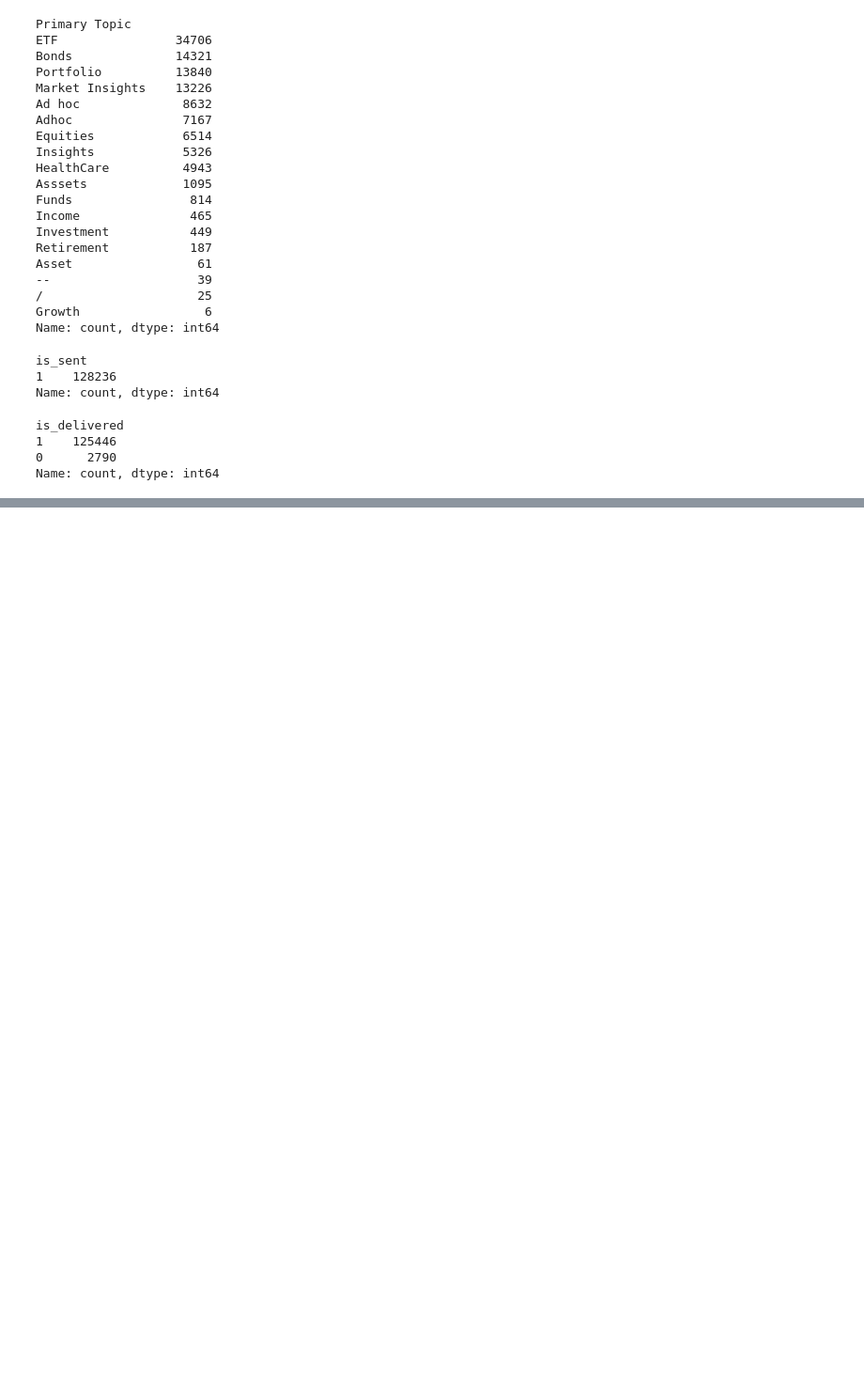
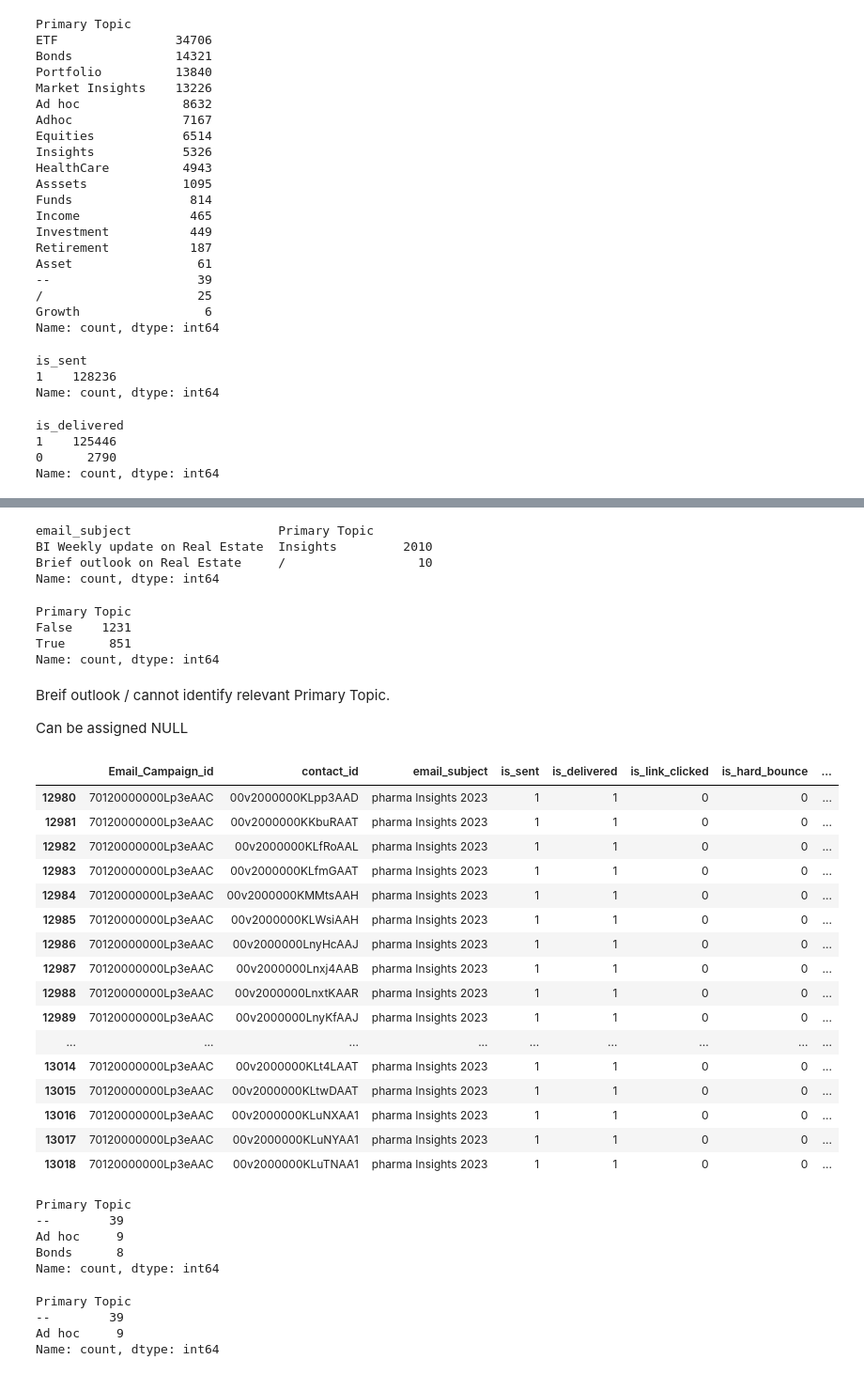
Before and after one commit to dsu1na/mi_jpmc_assignment, a Jupyter notebook: exploratory_analysis/email_campaign.ipynb, the cells around one changed output, grey strips where cells are left out. Shown at 94% size. Cells and saved outputs as stored; diff of their text form; code cells hidden in the pictures; blank space fills up the shorter version.

```diff
--- a/exploratory_analysis/email_campaign.ipynb
+++ b/exploratory_analysis/email_campaign.ipynb
@@ -133,0 +272,57 @@ Name: count, dtype: int64
+# %%
+email_df[email_df["email_subject"].str.contains("Real Estate")] \
+[["email_subject", "Primary Topic"]].value_counts()
+# %% [output]
+email_subject                    Primary Topic
+BI Weekly update on Real Estate  Insights         2010
+Brief outlook on Real Estate     /                  10
+Name: count, dtype: int64
+# %%
+email_df[email_df["email_subject"].str.contains("Brief outlook")] \
+["Primary Topic"].isnull().value_counts()
+# %% [output]
+Primary Topic
+False    1231
+True      851
+Name: count, dtype: int64
+# %% [markdown]
+Breif outlook / cannot identify relevant Primary Topic.
+
+Can be assigned NULL
+# %%
+email_df[email_df["Primary Topic"] == "--"]
+# %% [output]
+|  | Email_Campaign_id | contact_id | email_subject | is_sent | is_delivered | is_link_clicked | is_hard_bounce | ... |
+| 12980 | 70120000000Lp3eAAC | 00v2000000KLpp3AAD | pharma Insights 2023 | 1 | 1 | 0 | 0 | ... |
+| 12981 | 70120000000Lp3eAAC | 00v2000000KKbuRAAT | pharma Insights 2023 | 1 | 1 | 0 | 0 | ... |
+| 12982 | 70120000000Lp3eAAC | 00v2000000KLfRoAAL | pharma Insights 2023 | 1 | 1 | 0 | 0 | ... |
+| 12983 | 70120000000Lp3eAAC | 00v2000000KLfmGAAT | pharma Insights 2023 | 1 | 1 | 0 | 0 | ... |
+| 12984 | 70120000000Lp3eAAC | 00v2000000KMMtsAAH | pharma Insights 2023 | 1 | 1 | 0 | 0 | ... |
+| 12985 | 70120000000Lp3eAAC | 00v2000000KLWsiAAH | pharma Insights 2023 | 1 | 1 | 0 | 0 | ... |
+| 12986 | 70120000000Lp3eAAC | 00v2000000LnyHcAAJ | pharma Insights 2023 | 1 | 1 | 0 | 0 | ... |
+| 12987 | 70120000000Lp3eAAC | 00v2000000Lnxj4AAB | pharma Insights 2023 | 1 | 1 | 0 | 0 | ... |
+| 12988 | 70120000000Lp3eAAC | 00v2000000LnxtKAAR | pharma Insights 2023 | 1 | 1 | 0 | 0 | ... |
+| 12989 | 70120000000Lp3eAAC | 00v2000000LnyKfAAJ | pharma Insights 2023 | 1 | 1 | 0 | 0 | ... |
+| ... | ... | ... | ... | ... | ... | ... | ... | ... |
+| 13014 | 70120000000Lp3eAAC | 00v2000000KLt4LAAT | pharma Insights 2023 | 1 | 1 | 0 | 0 | ... |
+| 13015 | 70120000000Lp3eAAC | 00v2000000KLtwDAAT | pharma Insights 2023 | 1 | 1 | 0 | 0 | ... |
+| 13016 | 70120000000Lp3eAAC | 00v2000000KLuNXAA1 | pharma Insights 2023 | 1 | 1 | 0 | 0 | ... |
+| 13017 | 70120000000Lp3eAAC | 00v2000000KLuNYAA1 | pharma Insights 2023 | 1 | 1 | 0 | 0 | ... |
+| 13018 | 70120000000Lp3eAAC | 00v2000000KLuTNAA1 | pharma Insights 2023 | 1 | 1 | 0 | 0 | ... |
+# %%
+email_df[email_df["email_subject"].str.contains("pharma")] \
+["Primary Topic"].value_counts()
+# %% [output]
+Primary Topic
+--        39
+Ad hoc     9
+Bonds      8
+Name: count, dtype: int64
+# %%
+email_df[email_df["email_subject"].str.contains("pharma Insights")] \
+["Primary Topic"].value_counts()
+# %% [output]
+Primary Topic
+--        39
+Ad hoc     9
+Name: count, dtype: int64
```
Also changed, not shown: parts of 23 cells of this notebook, 5 other files.
